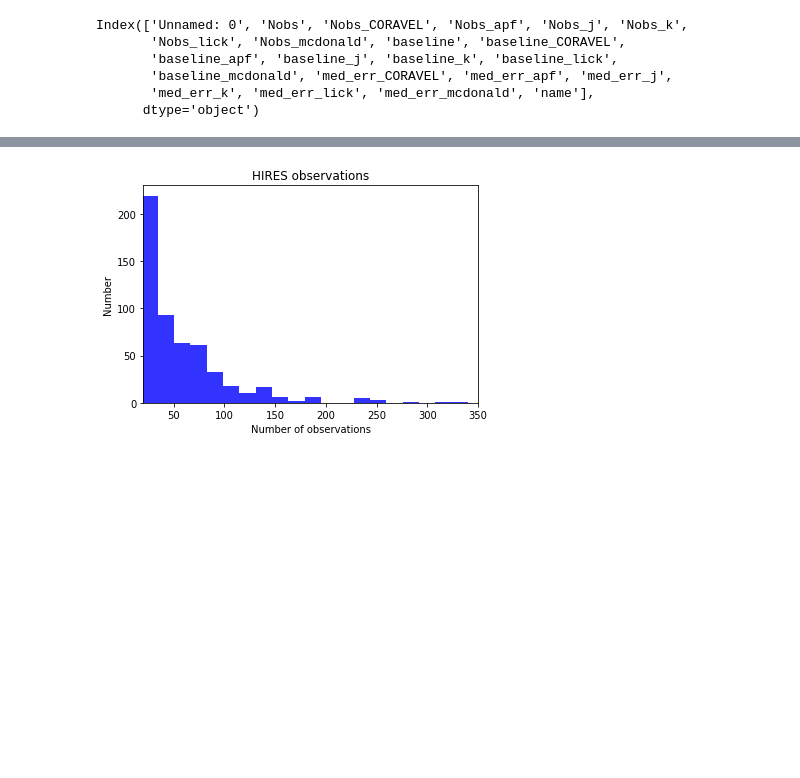
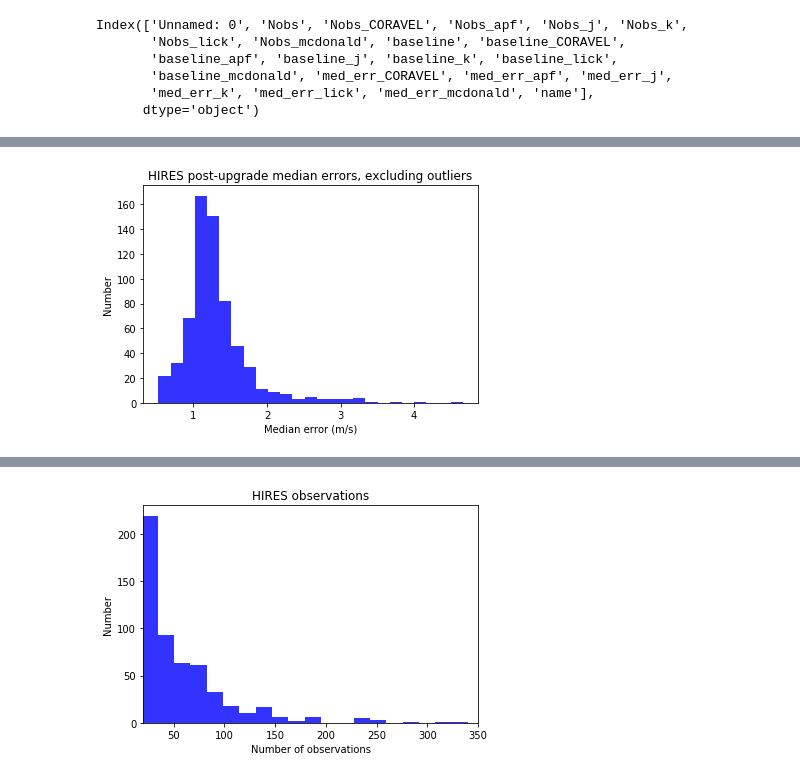
Before and after one commit to leerosenthalj/CLSI, a Jupyter notebook: Polished_exploration.ipynb, the cells around one changed output, grey strips where cells are left out. Saved outputs shown, nothing was run; the diff lists cells and outputs as text; code cells hidden in the pictures; blank space fills up the shorter version.

```diff
--- a/Polished_exploration.ipynb
+++ b/Polished_exploration.ipynb
@@ -343,0 +396,9 @@ Index(['Unnamed: 0', 'Nobs', 'Nobs_CORAVEL', 'Nobs_apf', 'Nobs_j', 'Nobs_k',
+# %%
+fig, ax = plt.subplots()
+ax.hist(obs_stats.query('med_err_j < 5').med_err_j, bins=25, histtype='stepfilled', color='blue',
+              alpha=0.8, density=False, label='Host stars')
+ax.set(xlabel='Median error (m/s)', ylabel='Number')
+ax.set_title('HIRES post-upgrade median errors, excluding outliers')
+fig.savefig('legacy_tables/hist_HIRES_post_err.pdf')
+# %% [output]
+[figure, added]
```
Also changed, not shown: parts of 11 cells of this notebook, 5 other files.
